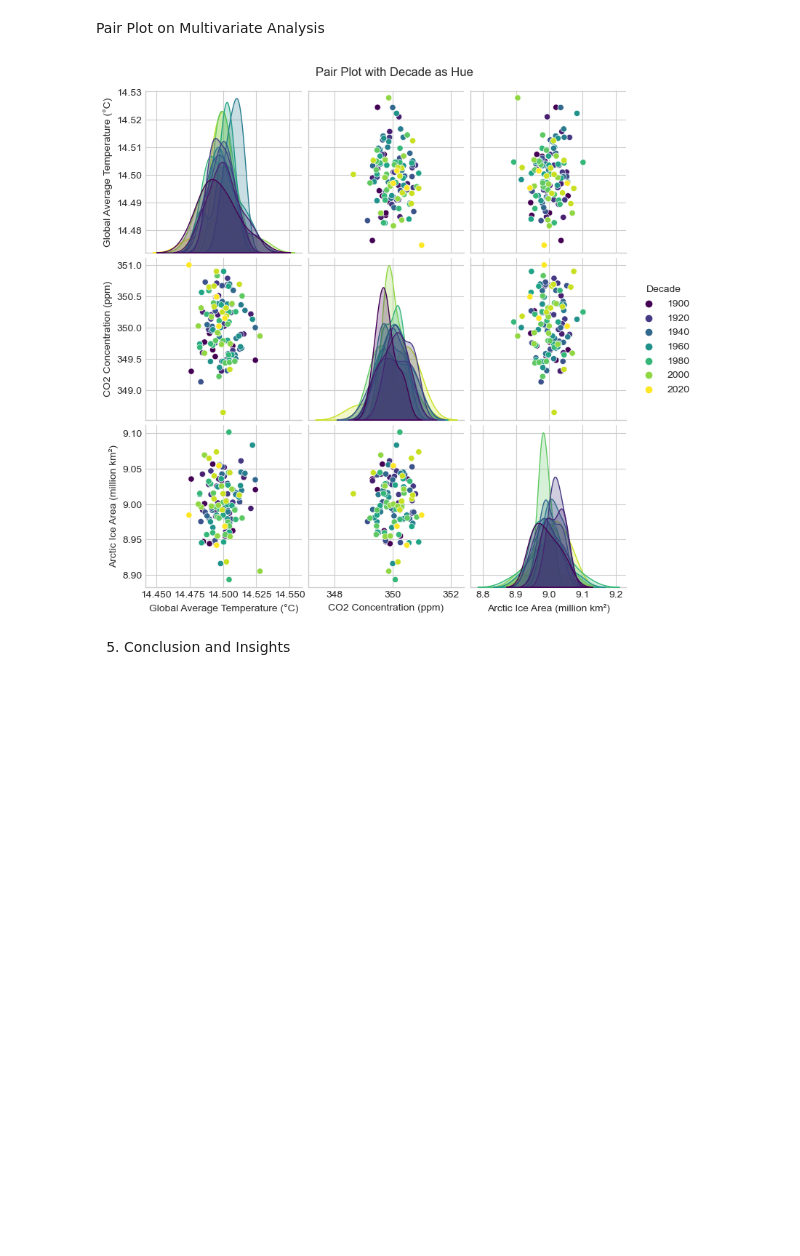
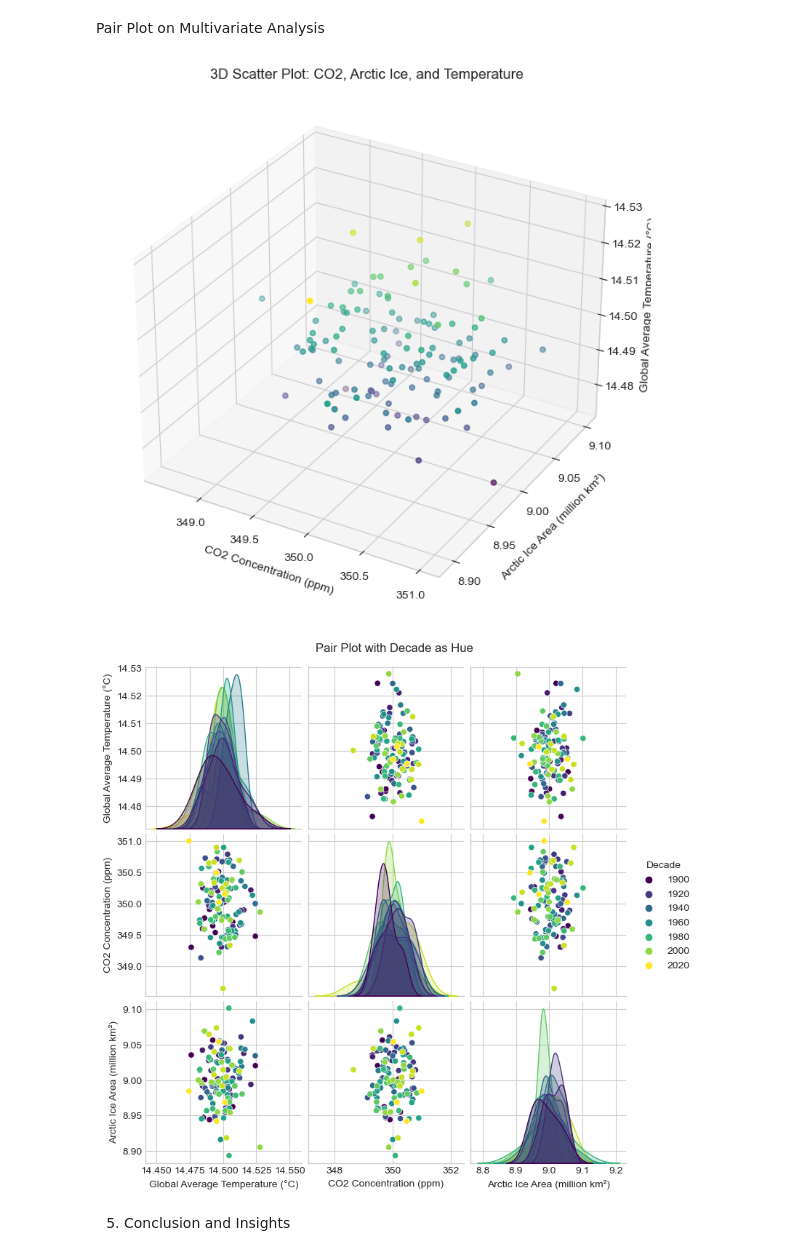
Before and after one commit to Omdena-NIC-Nepal/complete-eda-curious-coders, a Jupyter notebook: climate_eda.ipynb, the cells around one changed output. Cells and saved outputs as stored; diff of their text form; code cells hidden in the pictures; blank space fills up the shorter version.

Commit message:
3d plot added

```diff
--- a/climate_eda.ipynb
+++ b/climate_eda.ipynb
@@ -213,15 +213,30 @@ Pair Plot on Multivariate Analysis
 # %%
 # TODO: Perform multivariate analysis
 # Create advanced visualizations showing multiple variables
 # Add a decade column for coloring
 year_data['Decade'] = (year_data['Year'] // 10) * 10
-
+# 3D Scatter Plot
+fig = plt.figure(figsize=(10, 8))
+ax = fig.add_subplot(111, projection='3d')
+ax.scatter(
+    year_data["CO2 Concentration (ppm)"],
+    year_data["Arctic Ice Area (million km²)"],
+    year_data["Global Average Temperature (°C)"],
+    c=year_data["Global Average Temperature (°C)"],
+    cmap='viridis'
+)
+ax.set_xlabel('CO2 Concentration (ppm)')
+ax.set_ylabel('Arctic Ice Area (million km²)')
+ax.set_zlabel('Global Average Temperature (°C)')
+plt.title('3D Scatter Plot: CO2, Arctic Ice, and Temperature')
+plt.show()
 # Pair plot with hue
 sns.pairplot(year_data, vars=["Global Average Temperature (°C)", "CO2 Concentration (ppm)", "Arctic Ice Area (million km²)"], hue='Decade', palette='viridis')
 plt.suptitle('Pair Plot with Decade as Hue', y=1.02)
 plt.show()
 # %% [output]
-[figure, old version]
+[figure, new version]
+[figure, added]
 # %% [markdown]
 5. Conclusion and Insights
 # %% [markdown]
```
